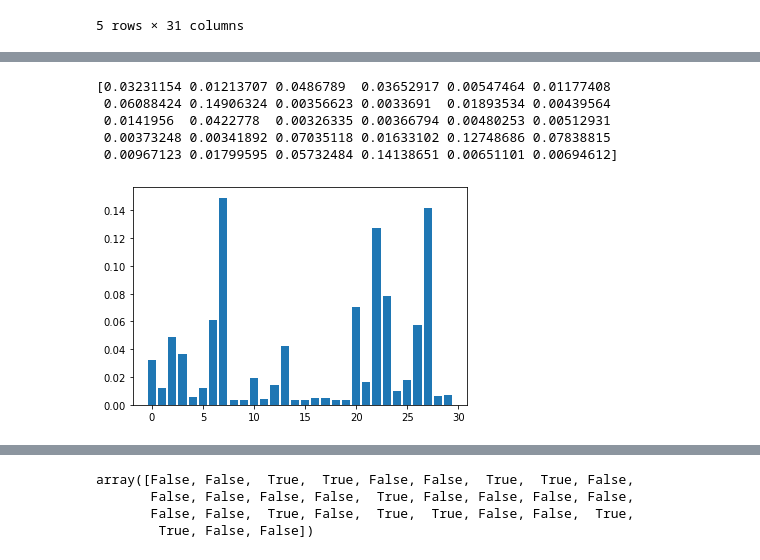
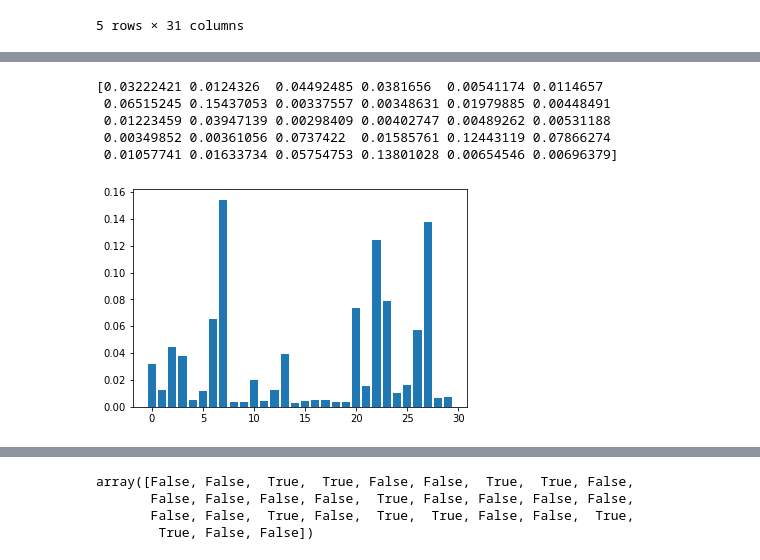
Before and after one commit to toshitorihara/Project4, a Jupyter notebook: Random_Forest_Choxie.ipynb, the cells around one changed output, grey strips where cells are left out. Cells and saved outputs as stored; diff of their text form; code cells hidden in the pictures.

```diff
--- a/Random_Forest_Choxie.ipynb
+++ b/Random_Forest_Choxie.ipynb
@@ -108,13 +162,14 @@ Testing Score: 0.965034965034965
 # %%
 # Run feature importances for random forest info
+clf = RandomForestClassifier(random_state=78, n_estimators=500).fit(X_train_scaled, y_train)
 features = clf.feature_importances_
 print(features)
 plt.bar(x=range(len(features)), height=features)
 plt.show()
 # %% [output]
-[0.03231154 0.01213707 0.0486789  0.03652917 0.00547464 0.01177408
- 0.06088424 0.14906324 0.00356623 0.0033691  0.01893534 0.00439564
- 0.0141956  0.0422778  0.00326335 0.00366794 0.00480253 0.00512931
- 0.00373248 0.00341892 0.07035118 0.01633102 0.12748686 0.07838815
- 0.00967123 0.01799595 0.05732484 0.14138651 0.00651101 0.00694612]
+[0.03222421 0.0124326  0.04492485 0.0381656  0.00541174 0.0114657
+ 0.06515245 0.15437053 0.00337557 0.00348631 0.01979885 0.00448491
+ 0.01223459 0.03947139 0.00298409 0.00402747 0.00489262 0.00531188
+ 0.00349852 0.00361056 0.0737422  0.01585761 0.12443119 0.07866274
+ 0.01057741 0.01633734 0.05754753 0.13801028 0.00654546 0.00696379]
-[figure, old version]
+[figure, new version]
```
Also changed, not shown: parts of 11 cells of this notebook.
